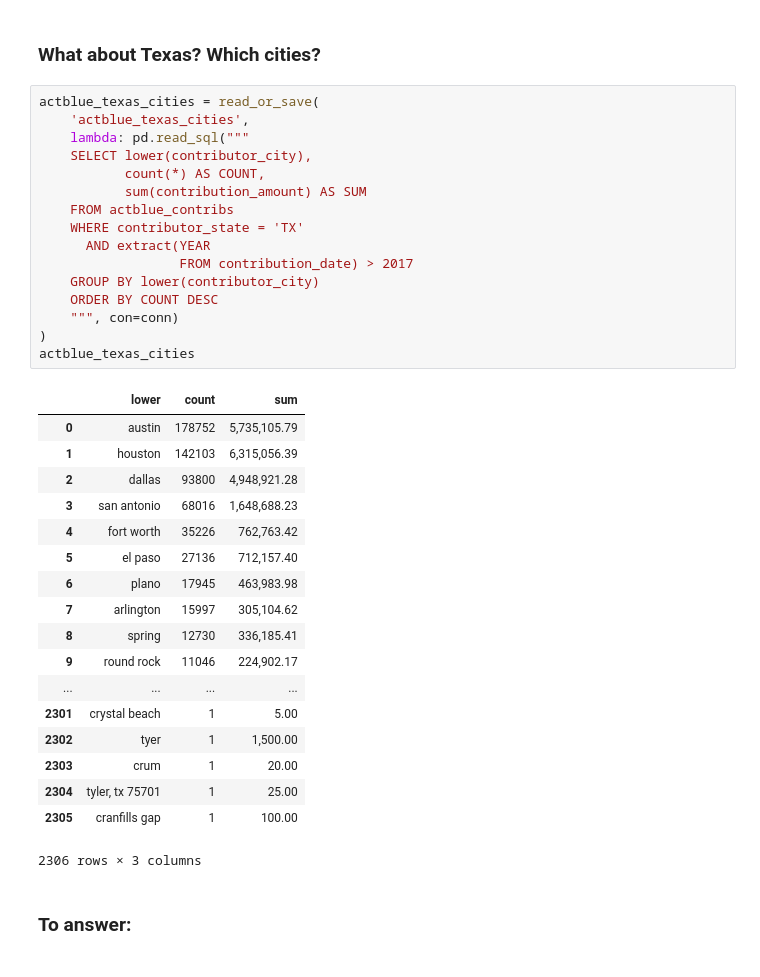
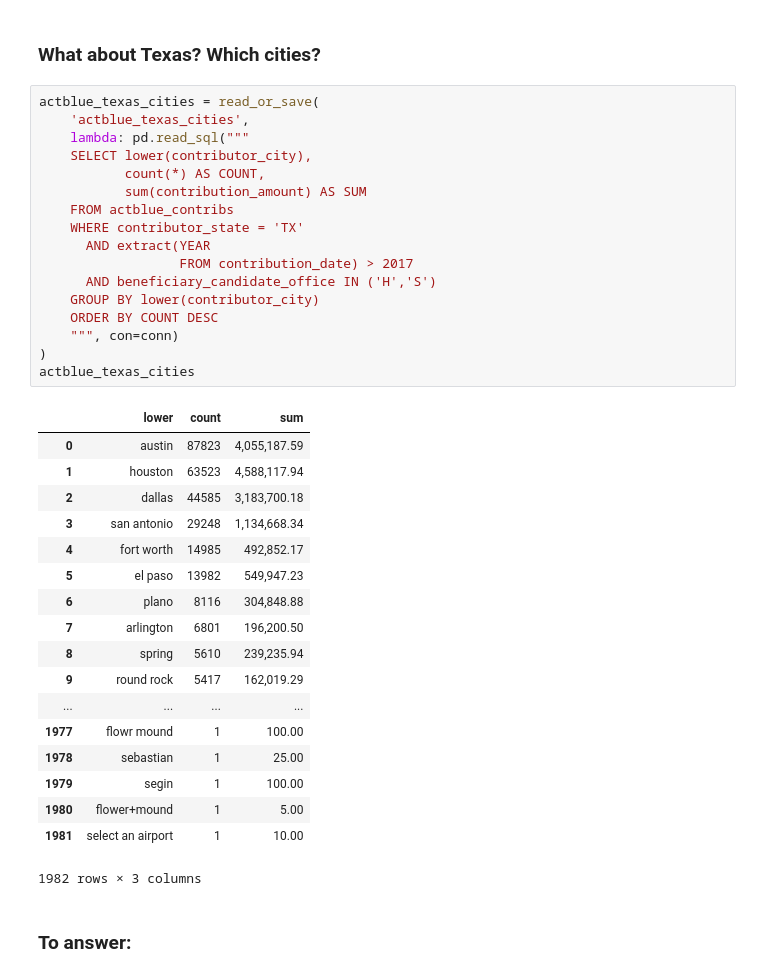
Before and after one commit to PublicI/actblue-analysis, a Jupyter notebook: analysis.ipynb, the cells around one changed output. Drawn from its saved outputs; the diff is of its cells as text.

```diff
--- a/analysis.ipynb
+++ b/analysis.ipynb
@@ -1125,38 +1154,39 @@ pd.pivot_table(contrib_flow_14[~contrib_flow_14['in']], values='sum', index=['bl
 # %%
 actblue_texas_cities = read_or_save(
     'actblue_texas_cities',
     lambda: pd.read_sql("""
     SELECT lower(contributor_city),
            count(*) AS COUNT,
            sum(contribution_amount) AS SUM
     FROM actblue_contribs
     WHERE contributor_state = 'TX'
       AND extract(YEAR
                   FROM contribution_date) > 2017
+      AND beneficiary_candidate_office IN ('H','S')
     GROUP BY lower(contributor_city)
     ORDER BY COUNT DESC
     """, con=conn)
 )
 actblue_texas_cities
 # %% [output]
 |  | lower | count | sum |
-| 0 | austin | 178752 | 5,735,105.79 |
-| 1 | houston | 142103 | 6,315,056.39 |
-| 2 | dallas | 93800 | 4,948,921.28 |
-| 3 | san antonio | 68016 | 1,648,688.23 |
-| 4 | fort worth | 35226 | 762,763.42 |
-| 5 | el paso | 27136 | 712,157.40 |
-| 6 | plano | 17945 | 463,983.98 |
-| 7 | arlington | 15997 | 305,104.62 |
-| 8 | spring | 12730 | 336,185.41 |
-| 9 | round rock | 11046 | 224,902.17 |
+| 0 | austin | 87823 | 4,055,187.59 |
+| 1 | houston | 63523 | 4,588,117.94 |
+| 2 | dallas | 44585 | 3,183,700.18 |
+| 3 | san antonio | 29248 | 1,134,668.34 |
+| 4 | fort worth | 14985 | 492,852.17 |
+| 5 | el paso | 13982 | 549,947.23 |
+| 6 | plano | 8116 | 304,848.88 |
+| 7 | arlington | 6801 | 196,200.50 |
+| 8 | spring | 5610 | 239,235.94 |
+| 9 | round rock | 5417 | 162,019.29 |
 | ... | ... | ... | ... |
-| 2301 | crystal beach | 1 | 5.00 |
-| 2302 | tyer | 1 | 1,500.00 |
-| 2303 | crum | 1 | 20.00 |
-| 2304 | tyler, tx 75701 | 1 | 25.00 |
-| 2305 | cranfills gap | 1 | 100.00 |
+| 1977 | flowr mound | 1 | 100.00 |
+| 1978 | sebastian | 1 | 25.00 |
+| 1979 | segin | 1 | 100.00 |
+| 1980 | flower+mound | 1 | 5.00 |
+| 1981 | select an airport | 1 | 10.00 |
-2306 rows × 3 columns
+1982 rows × 3 columns
 # %% [markdown]
 ### To answer:
 # %% [markdown]
```
Also changed, not shown: parts of 5 cells of this notebook, 4 other files.
